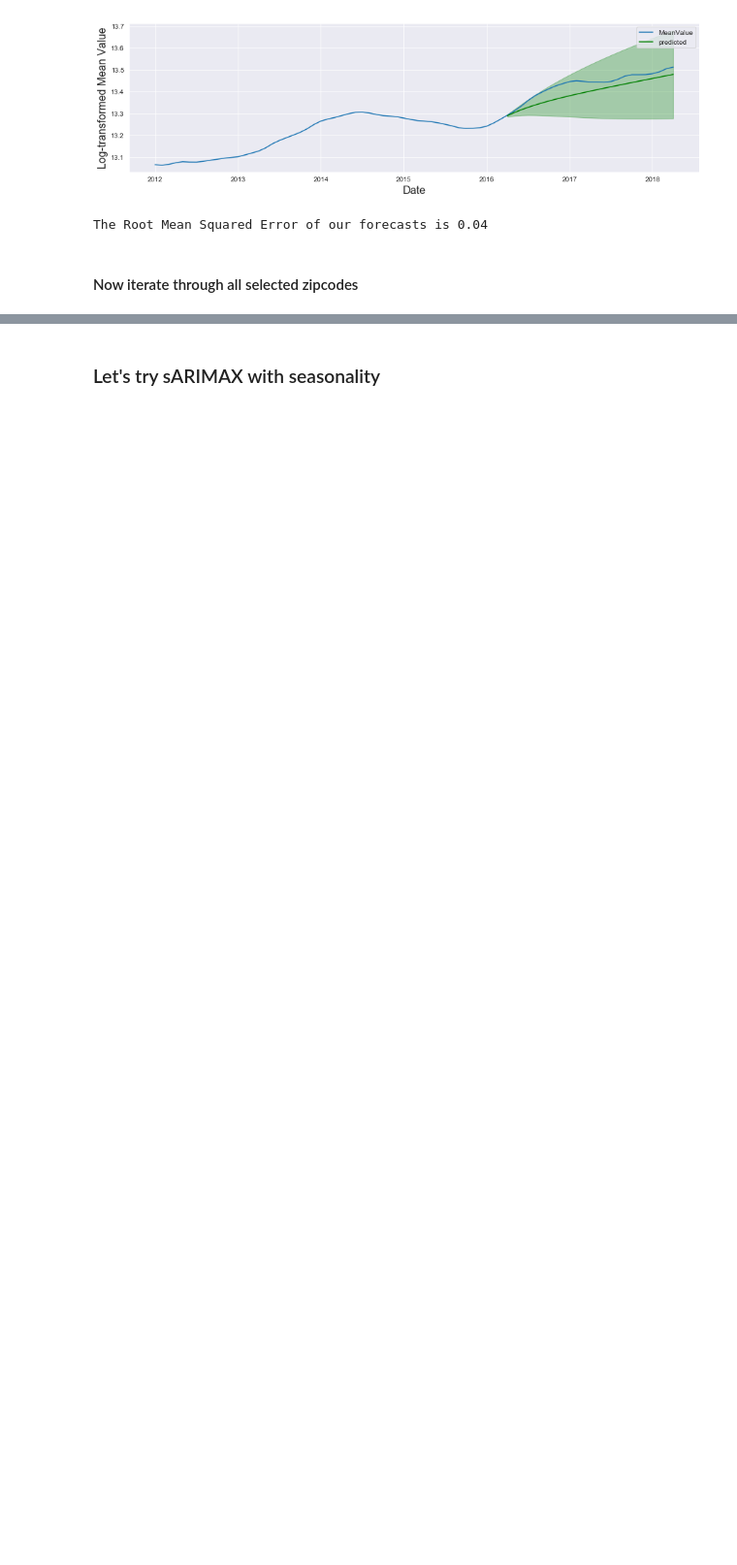
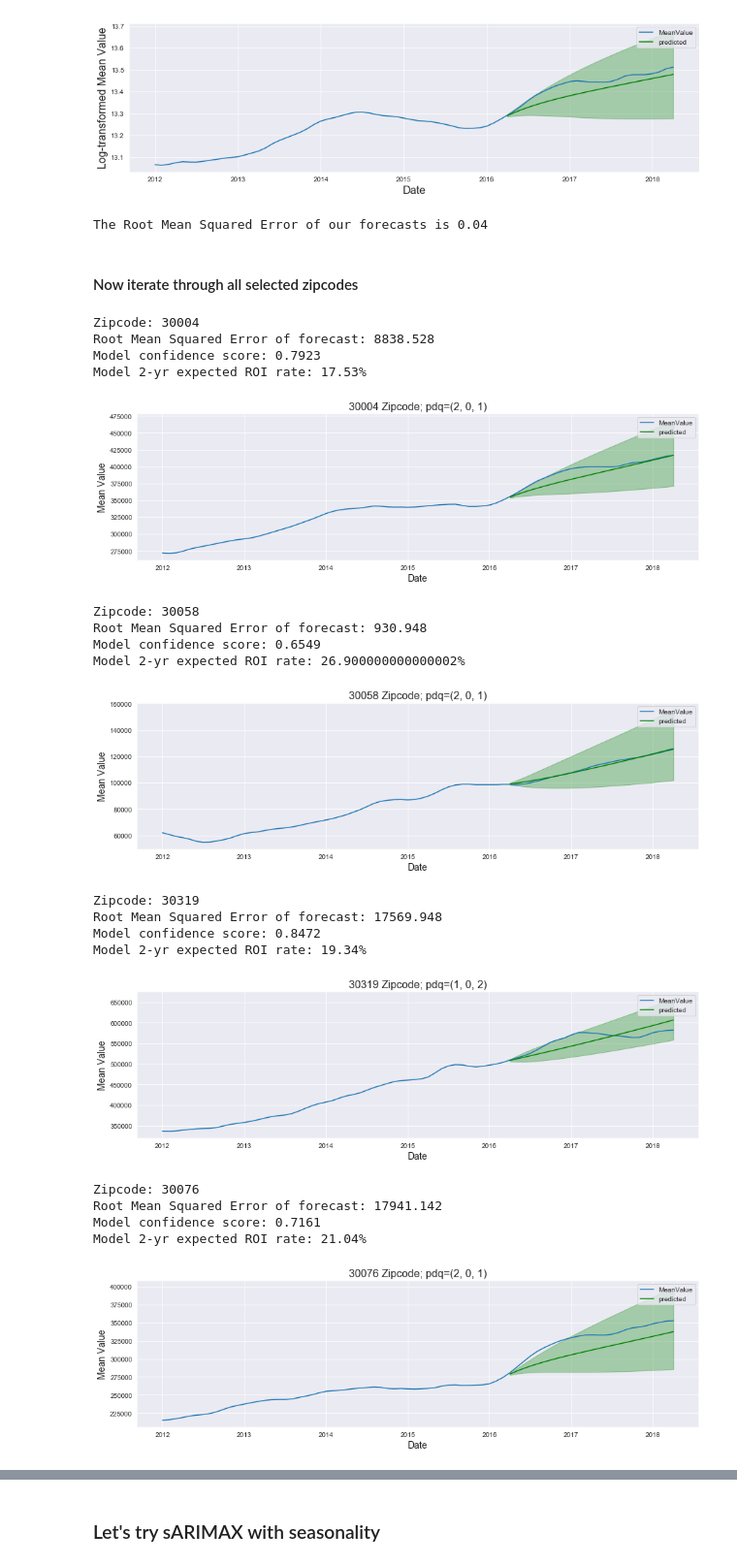
Before and after one commit to learn-co-students/dsc-mod-4-project-online-ds-ft-051319, a Jupyter notebook: mod_4_starter_notebook.ipynb, the cells around one changed output, grey strips where cells are left out. Shown at 97% size. Saved outputs shown, nothing was run; the diff lists cells and outputs as text; code cells hidden in the pictures; blank space fills up the shorter version.

```diff
--- a/mod_4_starter_notebook.ipynb
+++ b/mod_4_starter_notebook.ipynb
@@ -508,4 +535,26 @@ def make_best_Arima_model(df, label, pdq):
 # %%
-ATL_arima_models = {}
-for zipcode in ATL_log.keys():
-    ATL_arima_models[zipcode] = make_best_Arima_model(ATL_log[zipcode], zipcode, pdq)
+ATL_arima_models = []
+for zipcode in list(ATL_log.keys())[:15]:
+    model = make_best_Arima_model(ATL_log[zipcode], zipcode, pdq)
+    ATL_arima_models.append([zipcode, model])
+# %% [output]
+Zipcode: 30004
+Root Mean Squared Error of forecast: 8838.528
+Model confidence score: 0.7923
+Model 2-yr expected ROI rate: 17.53%
+[figure, added]
+Zipcode: 30058
+Root Mean Squared Error of forecast: 930.948
+Model confidence score: 0.6549
+Model 2-yr expected ROI rate: 26.900000000000002%
+[figure, added]
+Zipcode: 30319
+Root Mean Squared Error of forecast: 17569.948
+Model confidence score: 0.8472
+Model 2-yr expected ROI rate: 19.34%
+[figure, added]
+Zipcode: 30076
+Root Mean Squared Error of forecast: 17941.142
+Model confidence score: 0.7161
+Model 2-yr expected ROI rate: 21.04%
+[figure, added]
```
Also changed, not shown: parts of 9 cells of this notebook.
